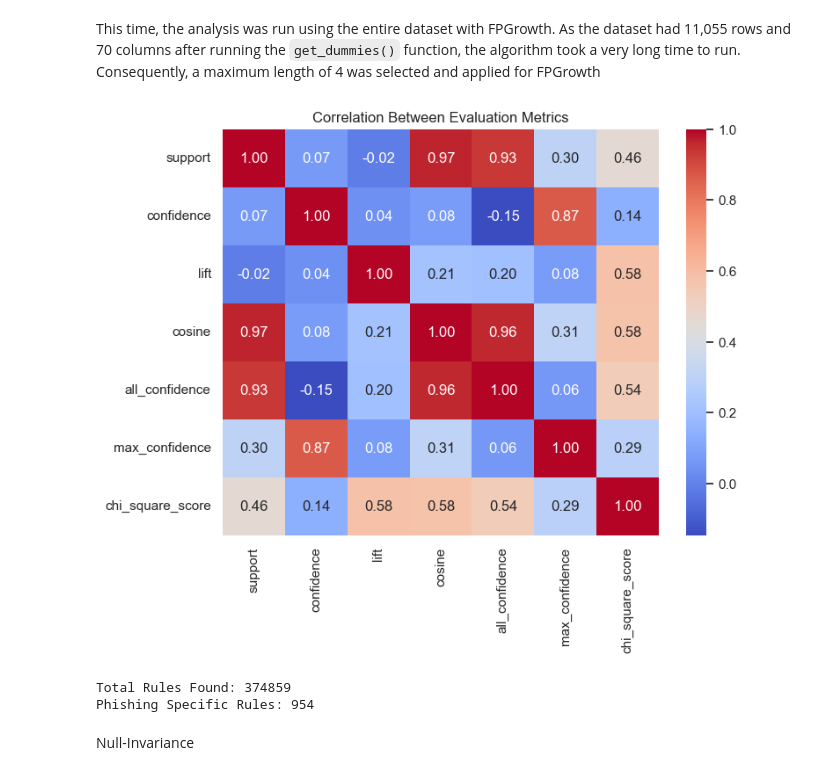
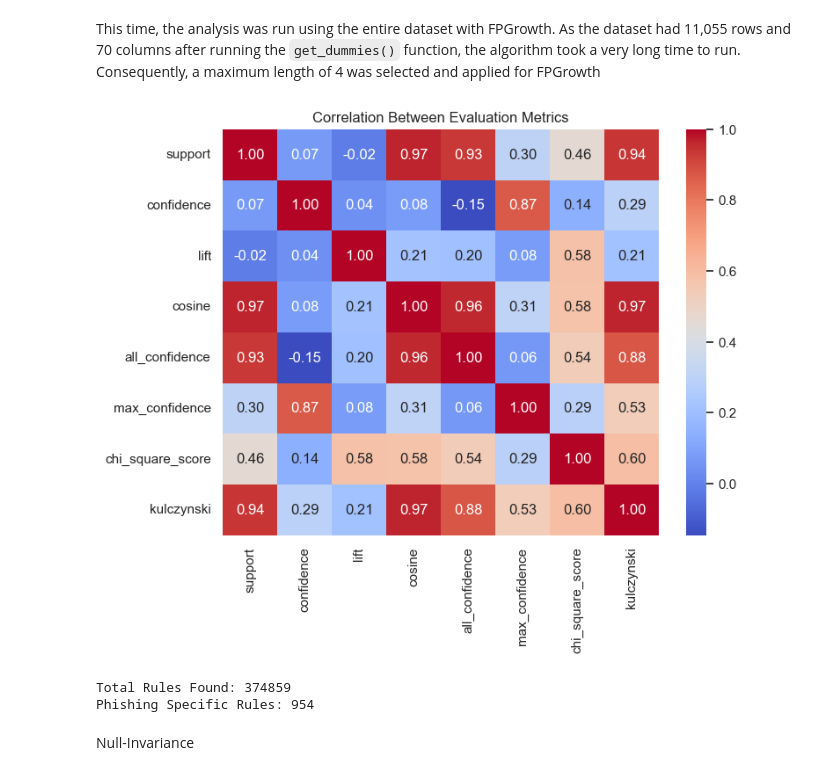
Before and after one commit to aylinShn0/Correlation-and-Rule-Evaluation-for-Phishing-Discovery, a Jupyter notebook: phishing_correlation_analysis.ipynb, the cells around one changed output. Saved outputs shown, nothing was run; the diff lists cells and outputs as text; code cells hidden in the pictures.

```diff
--- a/phishing_correlation_analysis.ipynb
+++ b/phishing_correlation_analysis.ipynb
@@ -214,30 +214,30 @@ This time, the analysis was run using the entire dataset with FPGrowth. As the d
 # %%
 df_full_rules = pd.get_dummies(df_mapped)
 #print(df_full_rules)
 start_time_2 = time.time()
 frequent_itemsets_fprowth_with_full_dataset = fpgrowth(df_full_rules, min_support=0.15, use_colnames=True , max_len=4)
 fp_time_full_dataset = time.time() - start_time_2
 
 rules_full = association_rules(frequent_itemsets_fprowth_with_full_dataset, metric="confidence", min_threshold=0.60)
 
 rules_full['cosine'] = rules_full['support'] / np.sqrt(rules_full['antecedent support'] * rules_full['consequent support'])
 rules_full['all_confidence'] = rules_full['support'] / rules_full[['antecedent support', 'consequent support']].max(axis=1)
-rules_full['max_confidence'] = rules_full['support'] / rules_full[['antecedent support', 'consequent support']].min(axis=1)
+rules_full['max_confidence'] = np.maximum( rules_full['support'] / rules_full['antecedent support'], rules_full['support'] / rules_full['consequent support'] )
 rules_full['chi_square_score'] = rules_full.apply(lambda row: calculate_chi_square_value(row, len(df_full_rules)), axis=1)
 
-metric_cols = rules_full[['support', 'confidence', 'lift', 'cosine', 'all_confidence', 'max_confidence', 'chi_square_score']]
+metric_cols = rules_full[['support', 'confidence', 'lift', 'cosine', 'all_confidence', 'max_confidence', 'chi_square_score', 'kulczynski']]
 plt.figure(figsize=(8, 6))
 sns.heatmap(metric_cols.corr(), annot=True, cmap='coolwarm', fmt=".2f")
 plt.title('Correlation Between Evaluation Metrics')
 plt.show()
 
 phishing_rules_full = rules_full[rules_full['consequents'] == frozenset({'Result_Phishing'})]
 phishing_rules_full_sorted = phishing_rules_full.sort_values(by='lift', ascending=False)
 print(f"Total Rules Found: {len(rules_full)}")
 print(f"Phishing Specific Rules: {len(phishing_rules_full)}")
 phishing_rules_full_sorted.to_csv("full_dataset_phishing_rules.csv", index=False, encoding="utf-8")
 # %% [output]
-[figure, old version]
+[figure, new version]
 Total Rules Found: 374859
 Phishing Specific Rules: 954
 # %% [markdown]
```
Also changed, not shown: parts of 1 cell of this notebook.
